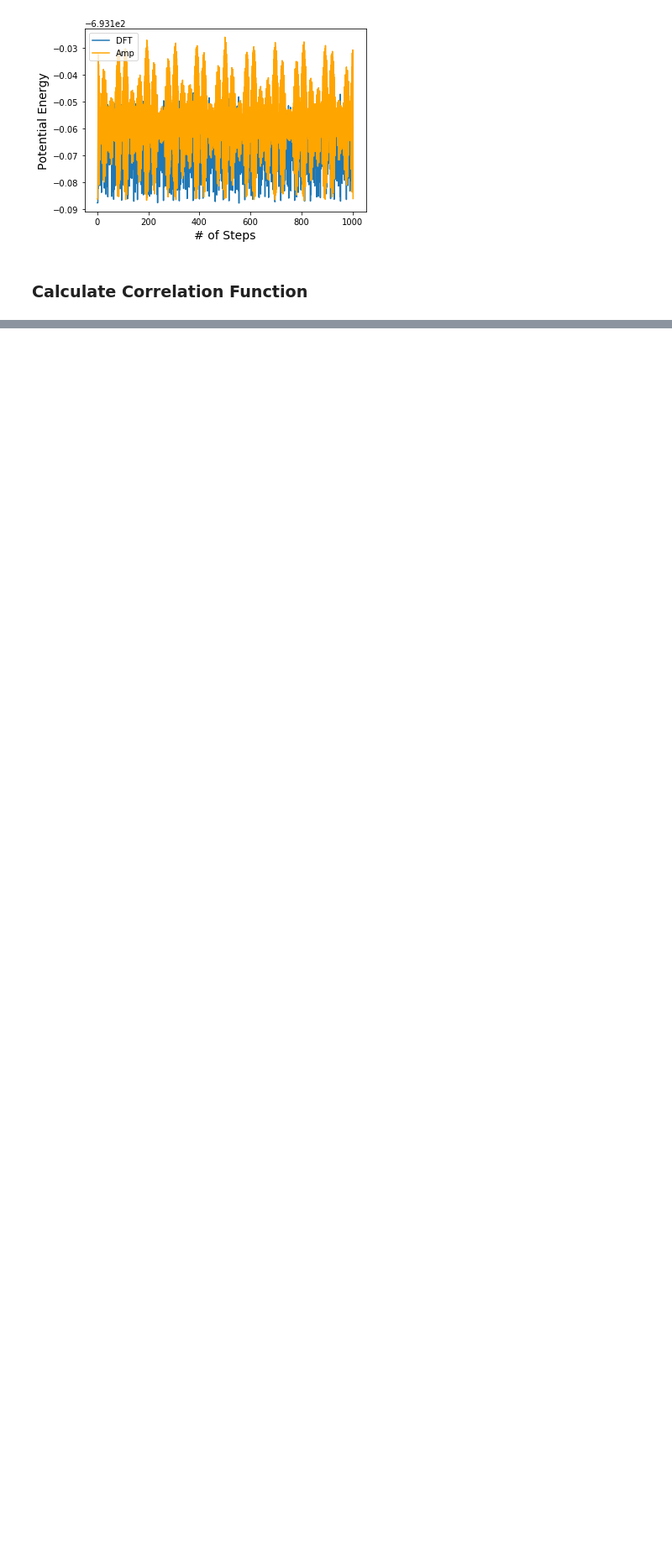
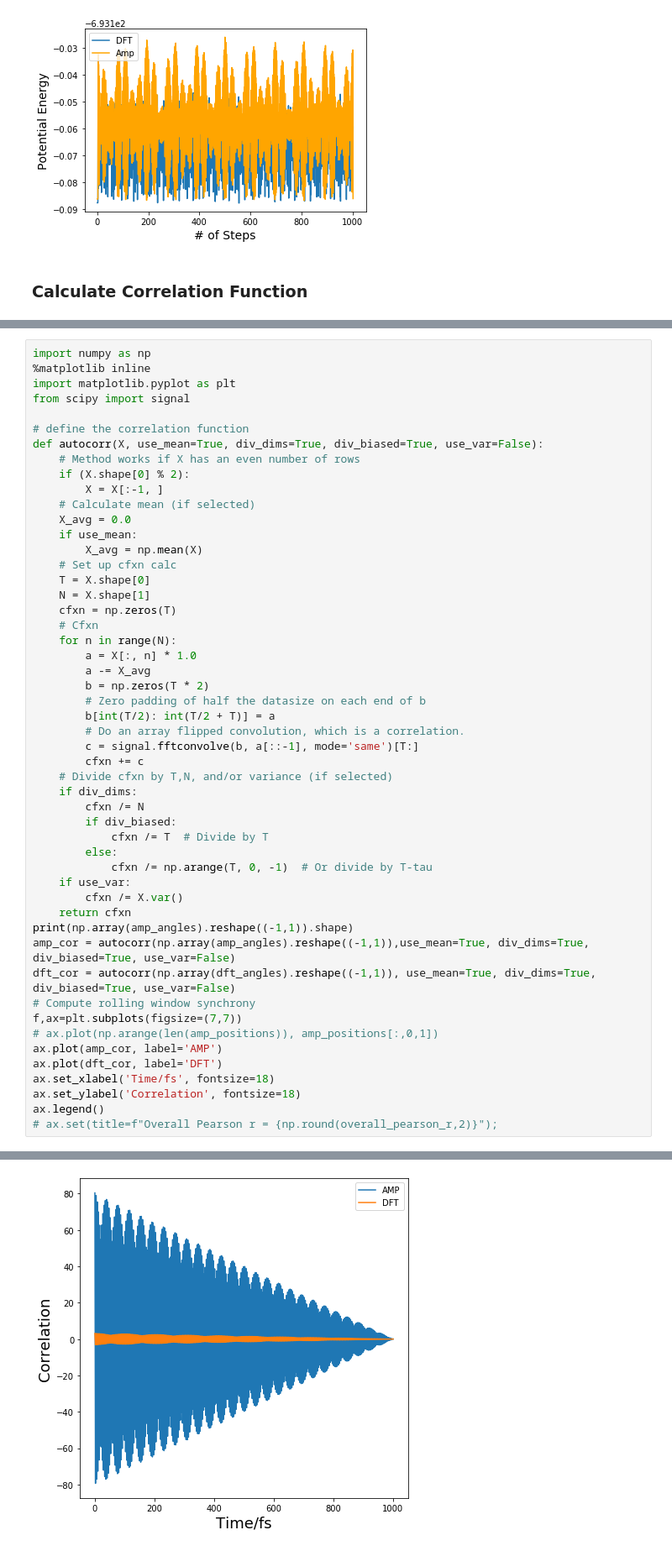
Before and after one commit to cancan233/googlecolab, a Jupyter notebook: Amp_MD.ipynb, the cells around one changed output, grey strips where cells are left out. Shown at 84% size. Saved outputs shown, nothing was run; the diff lists cells and outputs as text; blank space fills up the shorter version.

Commit message:
update correlation function

```diff
--- a/Amp_MD.ipynb
+++ b/Amp_MD.ipynb
@@ -327,0 +266,52 @@ print(np.correlate(dft_angles[:50], dft_angles[:50]))
+# %%
+import numpy as np
+%matplotlib inline
+import matplotlib.pyplot as plt
+from scipy import signal
+
+# define the correlation function
+def autocorr(X, use_mean=True, div_dims=True, div_biased=True, use_var=False):
+    # Method works if X has an even number of rows
+    if (X.shape[0] % 2):
+        X = X[:-1, ]
+    # Calculate mean (if selected)
+    X_avg = 0.0
+    if use_mean:
+        X_avg = np.mean(X)
+    # Set up cfxn calc
+    T = X.shape[0]
+    N = X.shape[1]
+    cfxn = np.zeros(T)
+    # Cfxn
+    for n in range(N):
+        a = X[:, n] * 1.0
+        a -= X_avg
+        b = np.zeros(T * 2)
+        # Zero padding of half the datasize on each end of b
+        b[int(T/2): int(T/2 + T)] = a
+        # Do an array flipped convolution, which is a correlation.
+        c = signal.fftconvolve(b, a[::-1], mode='same')[T:]
+        cfxn += c
+    # Divide cfxn by T,N, and/or variance (if selected)
+    if div_dims:
+        cfxn /= N
+        if div_biased:
+            cfxn /= T  # Divide by T
+        else:
+            cfxn /= np.arange(T, 0, -1)  # Or divide by T-tau
+    if use_var:
+        cfxn /= X.var()
+    return cfxn
+print(np.array(amp_angles).reshape((-1,1)).shape)
+amp_cor = autocorr(np.array(amp_angles).reshape((-1,1)),use_mean=True, div_dims=True, div_biased=True, use_var=False)
+dft_cor = autocorr(np.array(dft_angles).reshape((-1,1)), use_mean=True, div_dims=True, div_biased=True, use_var=False)
+# Compute rolling window synchrony
+f,ax=plt.subplots(figsize=(7,7))
+# ax.plot(np.arange(len(amp_positions)), amp_positions[:,0,1])
+ax.plot(amp_cor, label='AMP')
+ax.plot(dft_cor, label='DFT')
+ax.set_xlabel('Time/fs', fontsize=18)
+ax.set_ylabel('Correlation', fontsize=18)
+ax.legend()
+# ax.set(title=f"Overall Pearson r = {np.round(overall_pearson_r,2)}");
+# %% [output]
@@ -327,0 +320 @@ print(np.correlate(dft_angles[:50], dft_angles[:50]))
+[figure, added]
```
Also changed, not shown: parts of 9 cells of this notebook.
